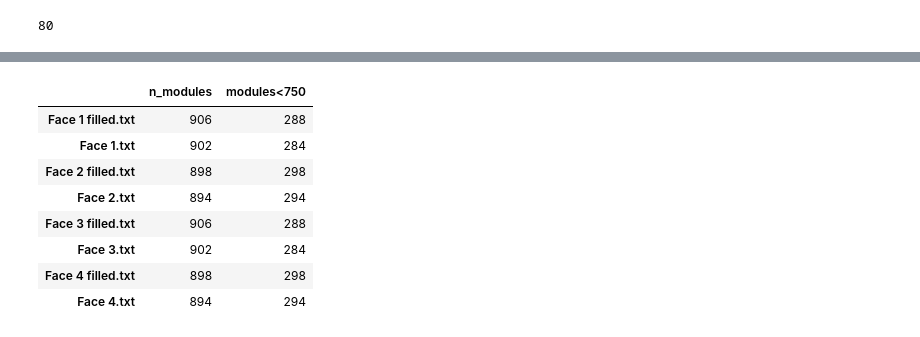
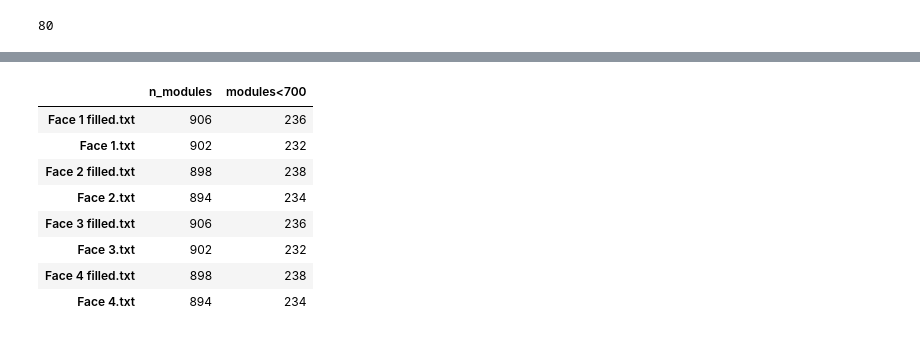
Before and after one commit to yashmehra028/ETL-Copy, a Jupyter notebook: new_task.ipynb, the cells around one changed output, grey strips where cells are left out. Cells and saved outputs as stored; diff of their text form; code cells hidden in the pictures.

```diff
--- a/new_task.ipynb
+++ b/new_task.ipynb
@@ -136,43 +133,43 @@ def get_counts(path_file, size_x=43.1, size_y=56.5, max_radius=1185):
             y1 = y - size_y/2
             y2 = y + size_y/2
             outline = [
             [x1, y2],
             [x2, y2],
             [x2, y1],
             [x1, y1]
         ]
             outline = np.sum(np.square(np.array(outline)),axis=1)
             if (outline < max_radius**2).all():
                 mod_max_radius += 1
         except:
             pass
 
     data[f'modules<{max_radius}'] = mod_max_radius
     return data
 
 def all_counts(path_dir,size_x=43.1,size_y=56.5,max_radius=1185):
     data = []
     names = []
     for name in os.listdir(path_dir):
         names.append(name)
         path = f'{path_dir}/{name}'
         counts = get_counts(path_file=path,size_x=size_x,size_y=size_y,max_radius=max_radius)
         data.append(counts)
 
     df = pd.DataFrame(data,index=names)
     return df
 
-all_counts('data',max_radius=750)
+all_counts('data',max_radius=700)
 # %% [output]
-|  | n_modules | modules<750 |
-| Face 1 filled.txt | 906 | 288 |
-| Face 1.txt | 902 | 284 |
-| Face 2 filled.txt | 898 | 298 |
-| Face 2.txt | 894 | 294 |
-| Face 3 filled.txt | 906 | 288 |
-| Face 3.txt | 902 | 284 |
-| Face 4 filled.txt | 898 | 298 |
-| Face 4.txt | 894 | 294 |
+|  | n_modules | modules<700 |
+| Face 1 filled.txt | 906 | 236 |
+| Face 1.txt | 902 | 232 |
+| Face 2 filled.txt | 898 | 238 |
+| Face 2.txt | 894 | 234 |
+| Face 3 filled.txt | 906 | 236 |
+| Face 3.txt | 902 | 232 |
+| Face 4 filled.txt | 898 | 238 |
+| Face 4.txt | 894 | 234 |
 # %%
 def make_txt(first_mod_center,mod_size_x=43.1,mod_size_y=56.5,mod_gap_x=0.5,mod_gap_y=29.2,inner_radius_dee=315,outer_radius_dee=1185):
     distance_from_dee = abs(first_mod_center[0] + np.sqrt(outer_radius_dee**2-first_mod_center[1]**2))
```
Also changed, not shown: parts of 9 cells of this notebook.
